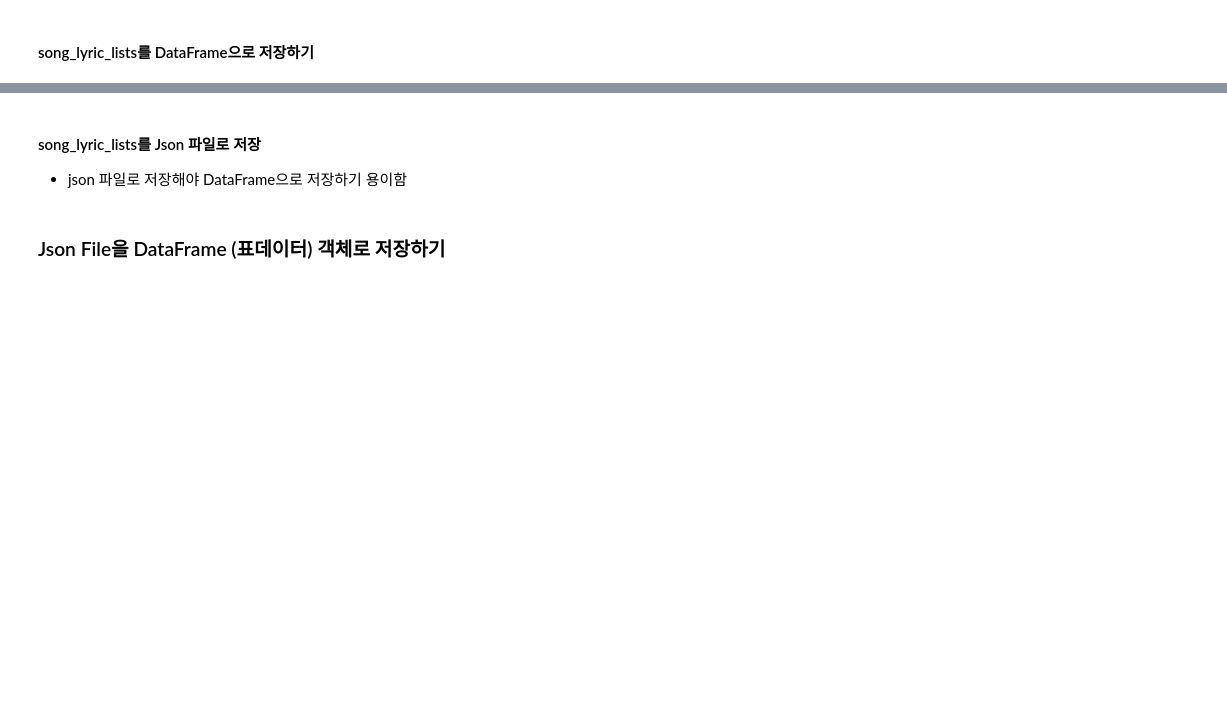
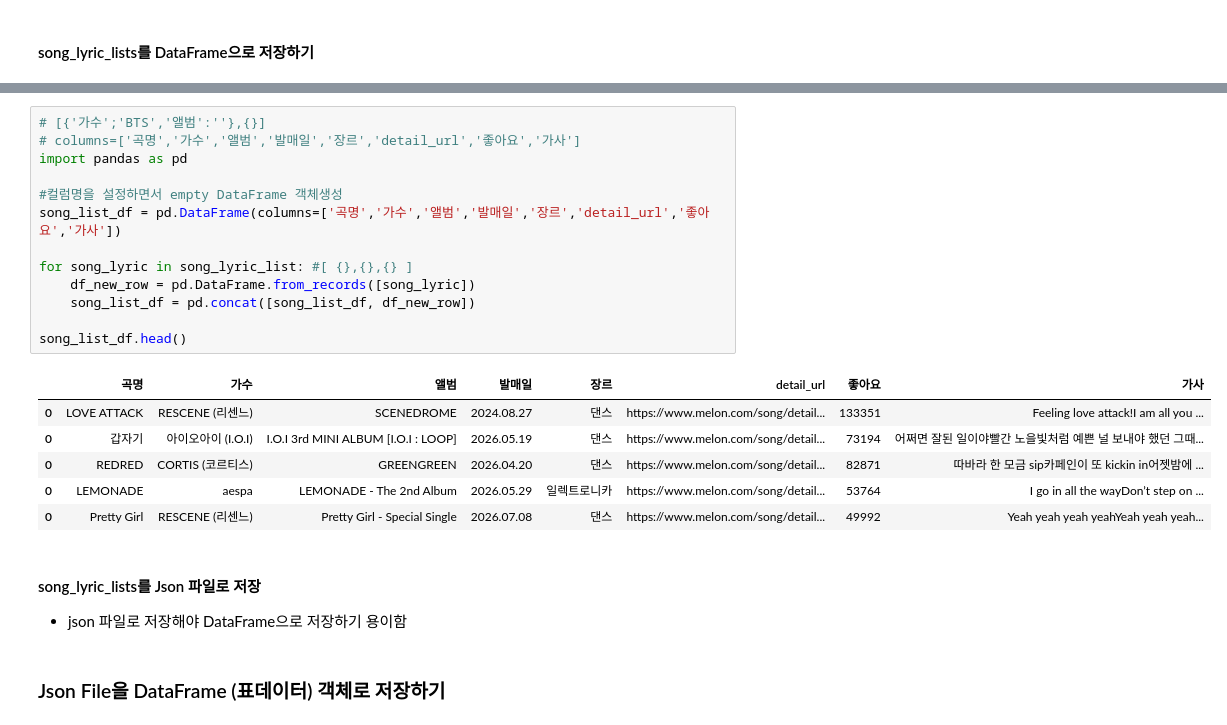
Before and after one commit to Blue320/Python_WebScraping_DataAnalysis, a Jupyter notebook: 04.Melon100차트_데이터파싱_DB저장.ipynb, the cells around one changed output, grey strips where cells are left out. Drawn from its saved outputs; the diff is of its cells as text; blank space fills up the shorter version.

```diff
--- a/04.Melon100차트_데이터파싱_DB저장.ipynb
+++ b/04.Melon100차트_데이터파싱_DB저장.ipynb
@@ -109,3 +183,23 @@ headers = {
+# %%
+# [{'가수';'BTS','앨범':''},{}]
+# columns=['곡명','가수','앨범','발매일','장르','detail_url','좋아요','가사']
+import pandas as pd
+
+#컬럼명을 설정하면서 empty DataFrame 객체생성
+song_list_df = pd.DataFrame(columns=['곡명','가수','앨범','발매일','장르','detail_url','좋아요','가사'])
+
+for song_lyric in song_lyric_list: #[ {},{},{} ]
+    df_new_row = pd.DataFrame.from_records([song_lyric])
+    song_list_df = pd.concat([song_list_df, df_new_row])
+
+song_list_df.head()
+# %% [output]
+|  | 곡명 | 가수 | 앨범 | 발매일 | 장르 | detail_url | 좋아요 | 가사 |
+| 0 | LOVE ATTACK | RESCENE (리센느) | SCENEDROME | 2024.08.27 | 댄스 | https://www.melon.com/song/detail... | 133351 | Feeling love attack!I am all you ... |
+| 0 | 갑자기 | 아이오아이 (I.O.I) | I.O.I 3rd MINI ALBUM [I.O.I : LOOP] | 2026.05.19 | 댄스 | https://www.melon.com/song/detail... | 73194 | 어쩌면 잘된 일이야빨간 노을빛처럼 예쁜 널 보내야 했던 그때... |
+| 0 | REDRED | CORTIS (코르티스) | GREENGREEN | 2026.04.20 | 댄스 | https://www.melon.com/song/detail... | 82871 | 따바라 한 모금 sip카페인이 또 kickin in어젯밤에 ... |
+| 0 | LEMONADE | aespa | LEMONADE - The 2nd Album | 2026.05.29 | 일렉트로니카 | https://www.melon.com/song/detail... | 53764 | I go in all the wayDon’t step on ... |
+| 0 | Pretty Girl | RESCENE (리센느) | Pretty Girl - Special Single | 2026.07.08 | 댄스 | https://www.melon.com/song/detail... | 49992 | Yeah yeah yeah yeahYeah yeah yeah... |
 # %% [markdown]
 #### song_lyric_lists를 Json 파일로 저장
 * json 파일로 저장해야 DataFrame으로 저장하기 용이함
```
Also changed, not shown: parts of 5 cells of this notebook.
